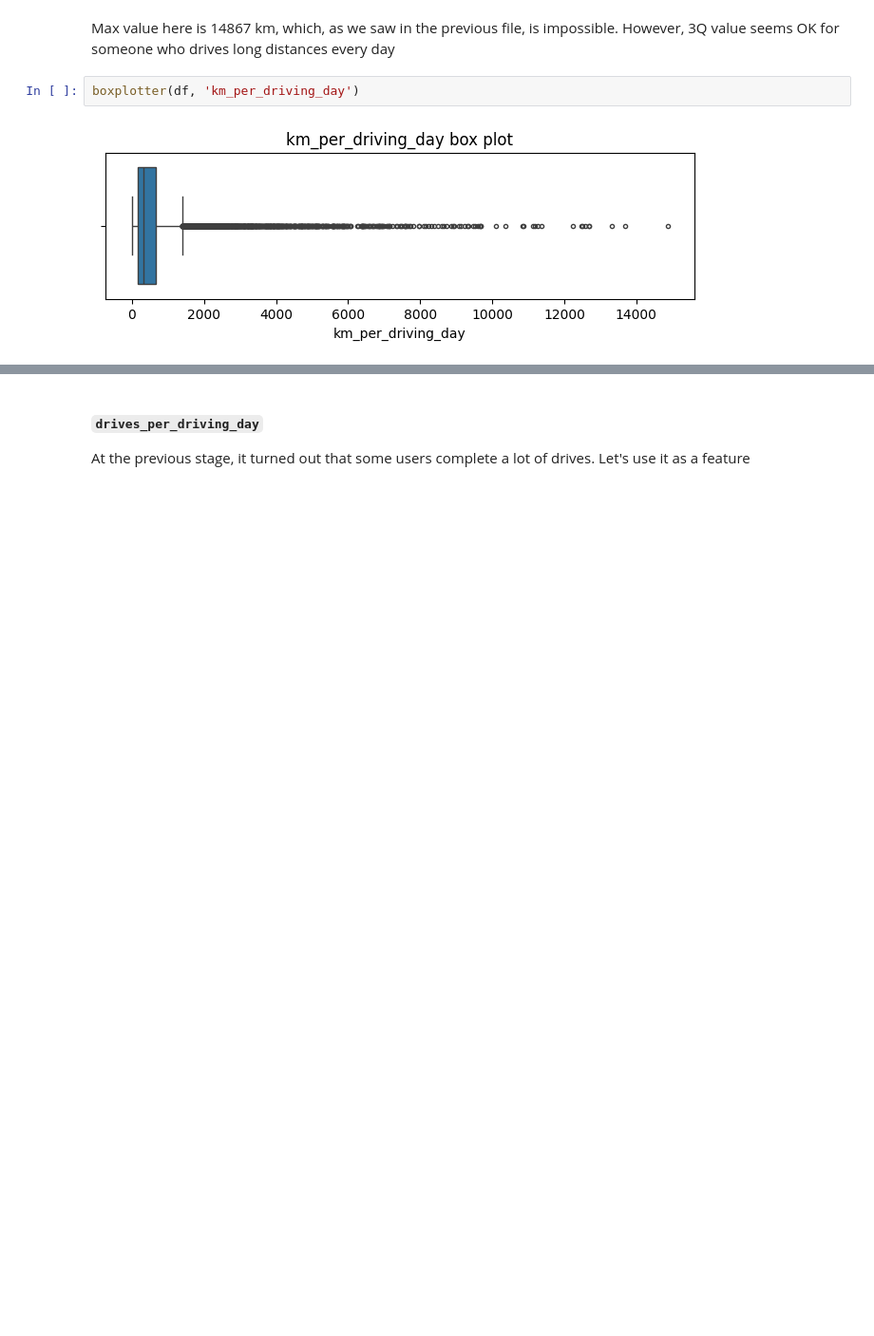
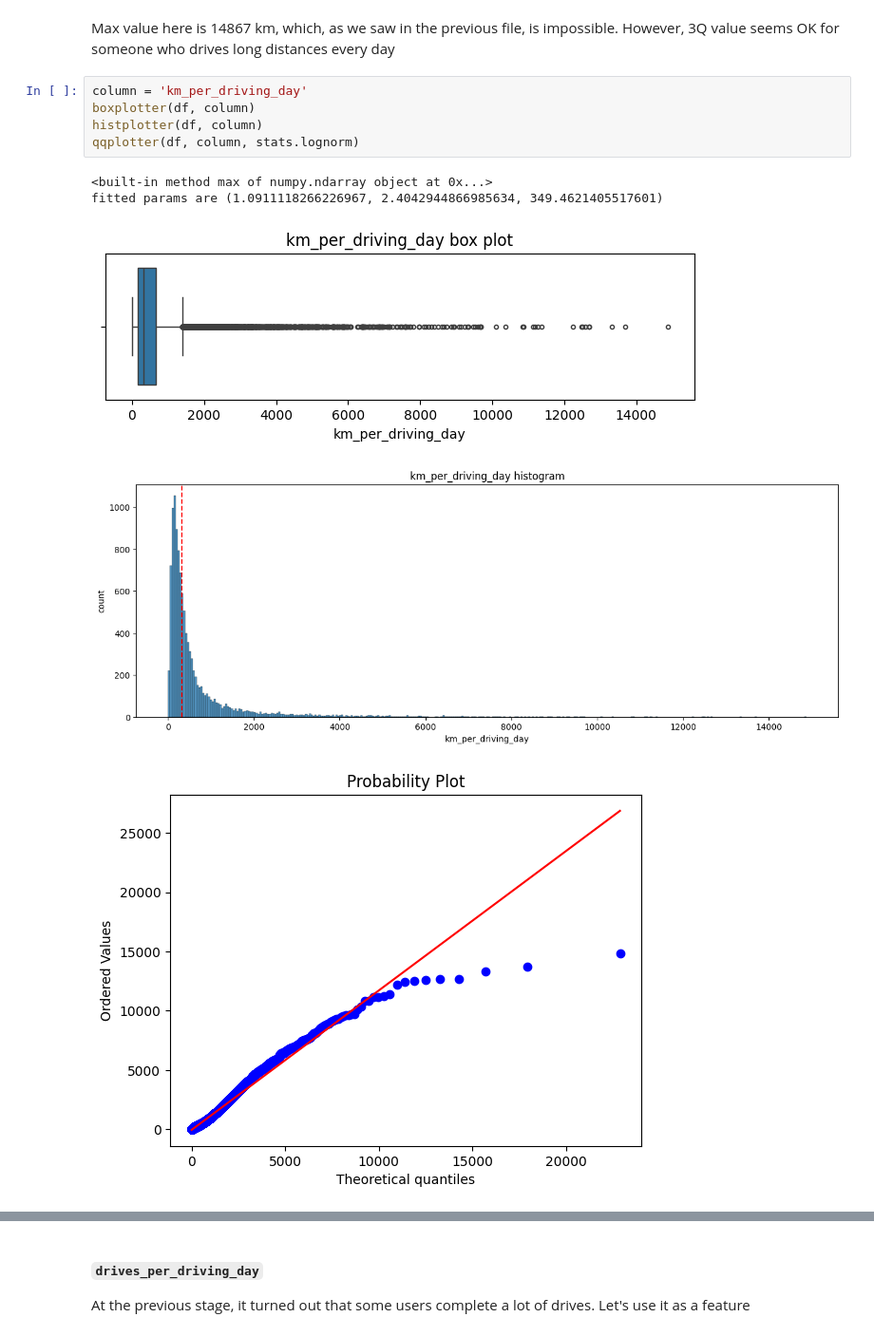
Before and after one commit to point-de-vyu/data-analytics-projects, a Jupyter notebook: Waze_predicting_user_churn/1a.Feature_engineering.ipynb, the cells around one changed output, grey strips where cells are left out. Shown at 95% size. Cells and saved outputs as stored; diff of their text form; blank space fills up the shorter version.

```diff
--- a/Waze_predicting_user_churn/1a.Feature_engineering.ipynb
+++ b/Waze_predicting_user_churn/1a.Feature_engineering.ipynb
@@ -62,6 +74,13 @@ Name: km_per_driving_day, dtype: float64
 # %% [markdown]
 Max value here is 14867 km, which, as we saw in the previous file, is impossible. However, 3Q value seems OK for someone who drives long distances every day
 # %%
-boxplotter(df, 'km_per_driving_day')
+column = 'km_per_driving_day'
+boxplotter(df, column)
+histplotter(df, column)
+qqplotter(df, column, stats.lognorm)
 # %% [output]
+<built-in method max of numpy.ndarray object at 0x...>
+fitted params are (1.0911118266226967, 2.4042944866985634, 349.4621405517601)
 [figure]
+[figure, added]
+[figure, added]
```
Also changed, not shown: parts of 39 cells of this notebook, 14 other files.
